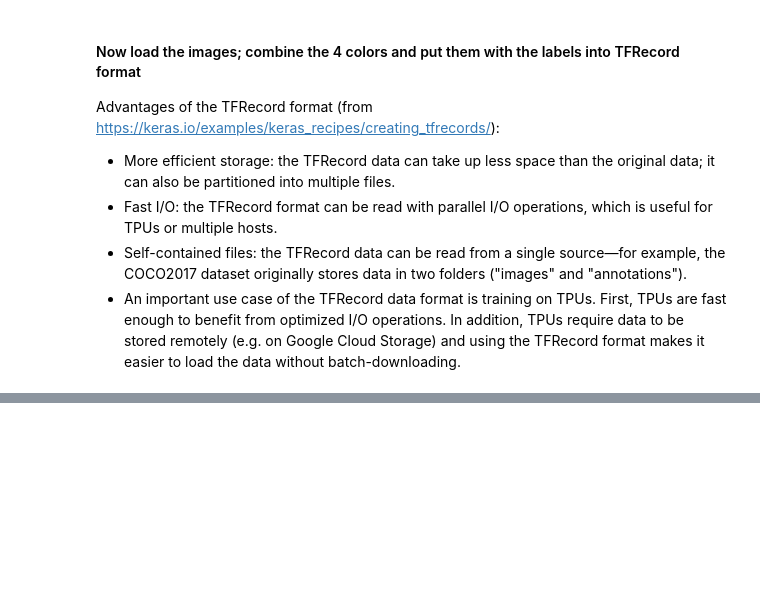
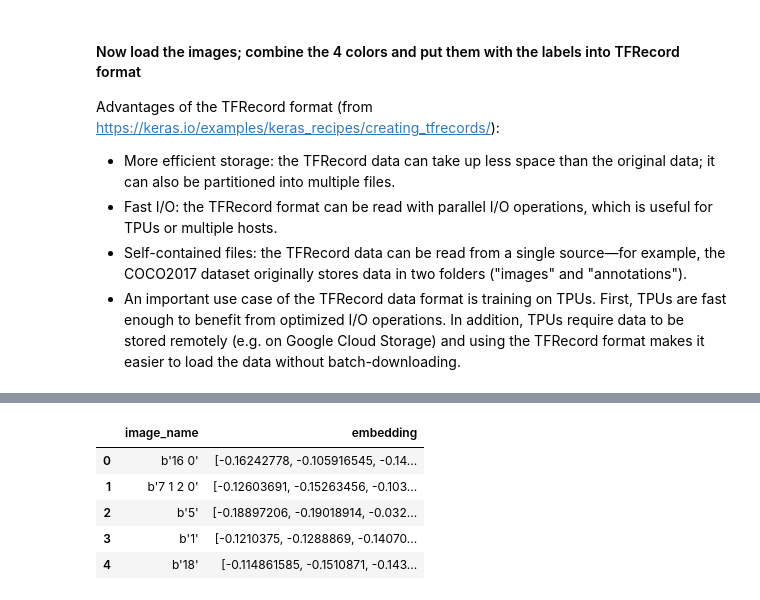
Before and after one commit to reneebrecht/human-protein-atlas-image-classification, a Jupyter notebook: notebooks/Draft_Embeddings_and_KNN_Model.ipynb, the cells around one changed output, grey strips where cells are left out. Saved outputs shown, nothing was run; the diff lists cells and outputs as text; code cells hidden in the pictures; blank space fills up the shorter version.

Commit message:
updating notebook, embeddings can now be saved

```diff
--- a/notebooks/Draft_Embeddings_and_KNN_Model.ipynb
+++ b/notebooks/Draft_Embeddings_and_KNN_Model.ipynb
@@ -155,0 +248,11 @@ Image shape: (512, 512, 3)
+# %%
+emb = pq.read_table("../data/embeddings_train").to_pandas()
+# %%
+emb
+# %% [output]
+|  | image_name | embedding |
+| 0 | b'16 0' | [-0.16242778, -0.105916545, -0.14... |
+| 1 | b'7 1 2 0' | [-0.12603691, -0.15263456, -0.103... |
+| 2 | b'5' | [-0.18897206, -0.19018914, -0.032... |
+| 3 | b'1' | [-0.1210375, -0.1288869, -0.14070... |
+| 4 | b'18' | [-0.114861585, -0.1510871, -0.143... |
```
Also changed, not shown: parts of 8 cells of this notebook.
